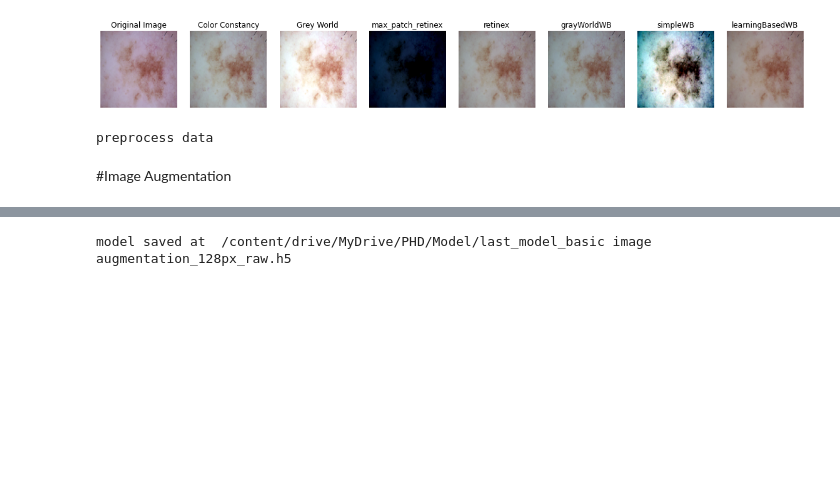
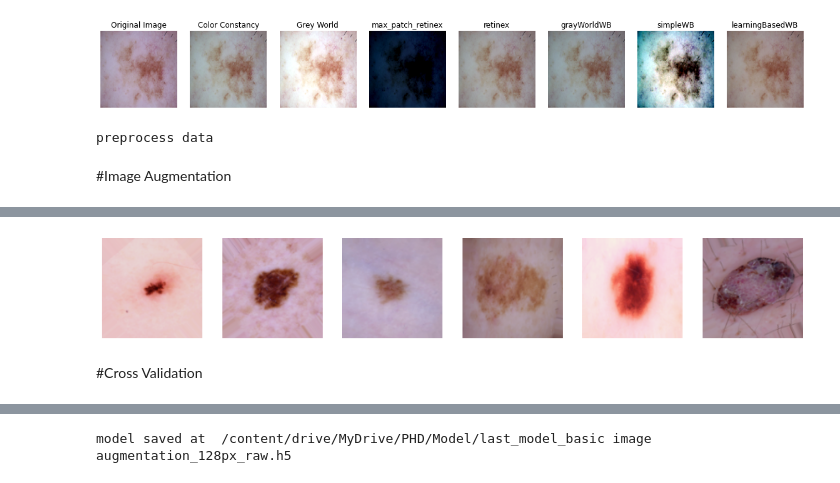
Before and after one commit to heroza/Basic-Image-Augmentation, a Jupyter notebook: basic image augmentation 128px_raw.ipynb, the cells around one changed output, grey strips where cells are left out. Drawn from its saved outputs; the diff is of its cells as text; code cells hidden in the pictures; blank space fills up the shorter version.

```diff
--- a/basic image augmentation 128px_raw.ipynb
+++ b/basic image augmentation 128px_raw.ipynb
@@ -940,3 +871,23 @@ Epoch 50: val_accuracy did not improve from 0.81865
+# %%
+# iterator
+aug_iter = datagen.flow(X_train, batch_size=1)
+
+# generate samples and plot
+fig, ax = plt.subplots(nrows=1, ncols=6, figsize=(15,15))
+
+# generate batch of images
+for i in range(6):
+
+	# convert to unsigned integers
+	image = next(aug_iter)[0]
+
+	# plot image
+	ax[i].imshow(restore_original_image_from_array(image))
+	ax[i].axis('off')
+# %% [output]
+[figure, added]
+# %% [markdown]
+#Cross Validation
 # %%
 
 #5X2 CV with image augmentation
```
Also changed, not shown: parts of 10 cells of this notebook.
